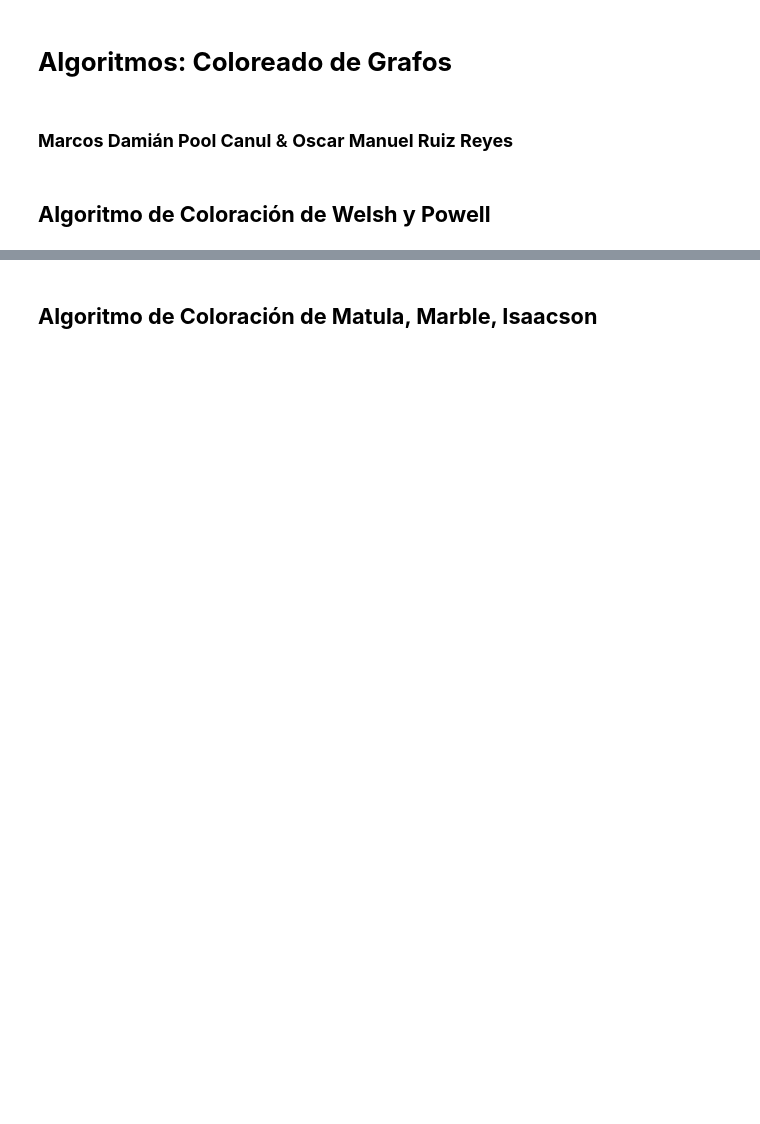
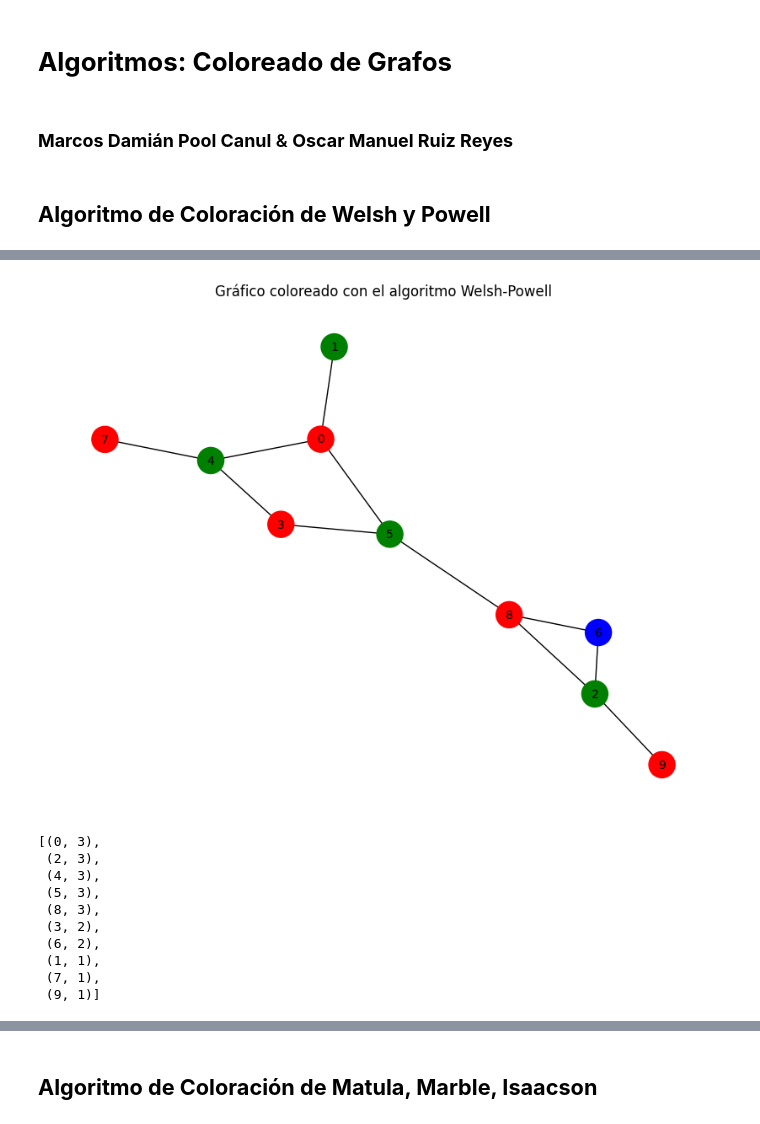
Before and after one commit to marcosd59/IT0425-INTELIGENCIA_ARTIFICIAL, a Jupyter notebook: Parcial 1/Proyecto/Coloreado de Grafos.ipynb, the cells around one changed output, grey strips where cells are left out. Saved outputs shown, nothing was run; the diff lists cells and outputs as text; code cells hidden in the pictures; blank space fills up the shorter version.

```diff
--- a/Parcial 1/Proyecto/Coloreado de Grafos.ipynb
+++ b/Parcial 1/Proyecto/Coloreado de Grafos.ipynb
@@ -9,0 +36,11 @@ from tabulate import tabulate
+# %%
+def draw_graph(G, title):
+    """
+    Draw the graph with colored vertices.
+    """
+    plt.figure(figsize=(8, 6))
+    color_map = [G.nodes[node]['color'] for node in G.nodes()]
+    nx.draw(G, with_labels=True, node_color=color_map,
+            node_size=500, font_size=10)
+    plt.title(title)
+    plt.show()
@@ -120,0 +90,22 @@ print(degree_table)
+# %%
+# Aplicar el algoritmo de Welsh-Powell
+G_colored_welsh_powell = welsh_powell_algorithm(G.copy())
+draw_graph(G_colored_welsh_powell,
+           "Gráfico coloreado con el algoritmo Welsh-Powell")
+
+# Imprime el grado de cada vértice.
+vertex_degrees = [(node, G.degree(node)) for node in sorted(
+    G.nodes(), key=lambda x: G.degree(x), reverse=True)]
+vertex_degrees
+# %% [output]
+[figure, added]
+[(0, 3),
+ (2, 3),
+ (4, 3),
+ (5, 3),
+ (8, 3),
+ (3, 2),
+ (6, 2),
+ (1, 1),
+ (7, 1),
+ (9, 1)]
```
Also changed, not shown: parts of 14 cells of this notebook.
